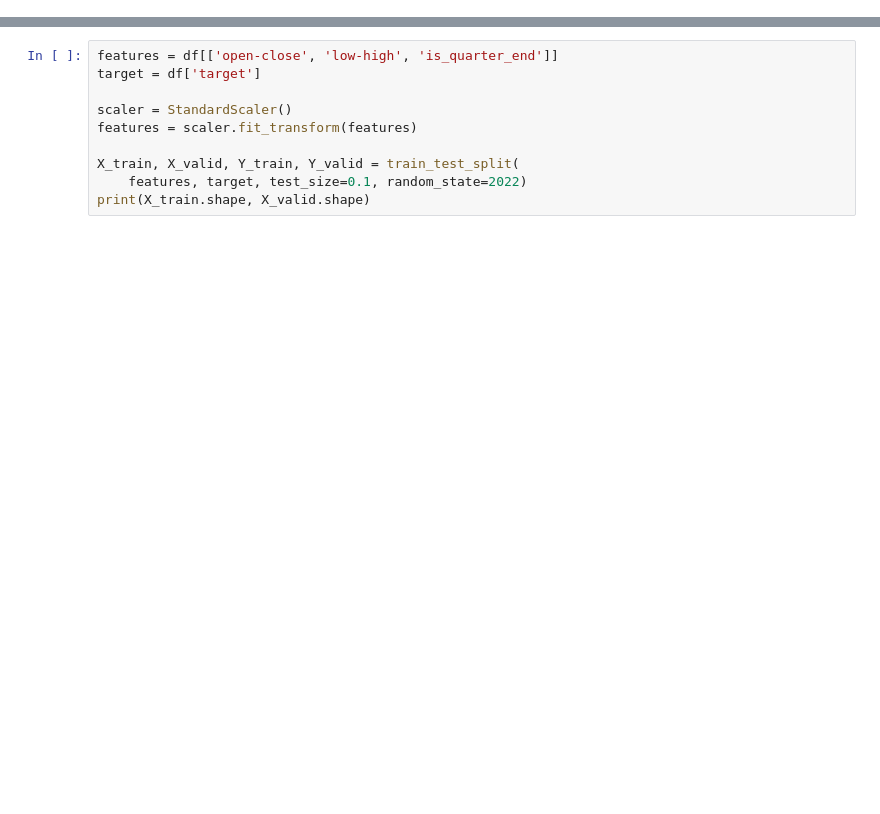
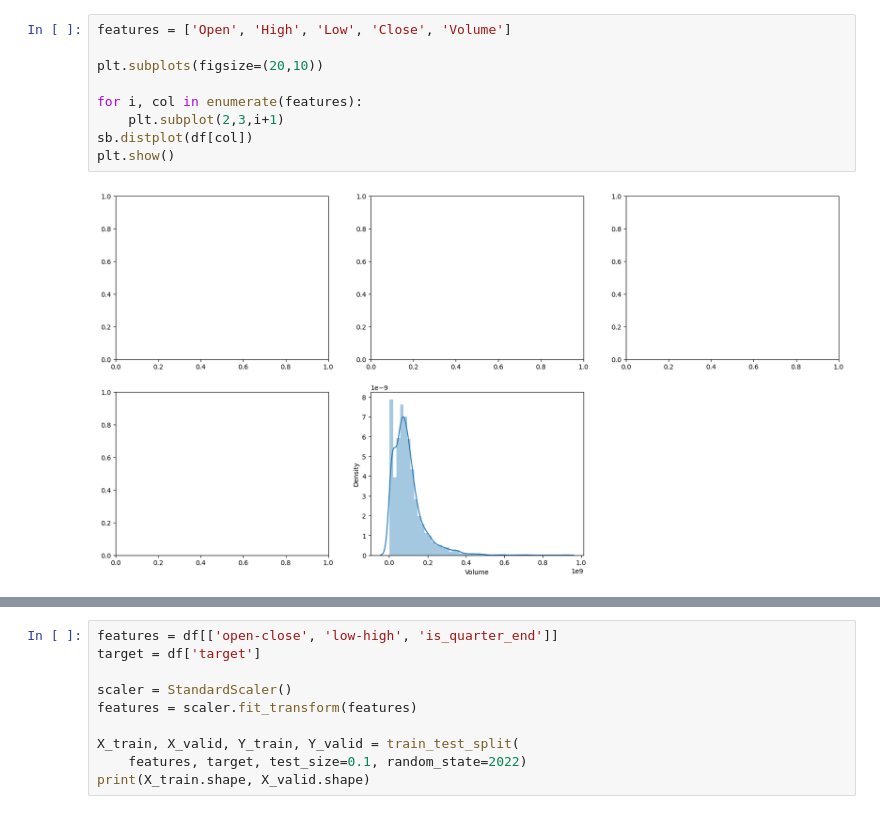
Before and after one commit to Thanhibanani/DAVE3625Oblig2, a Jupyter notebook: obligtest.ipynb, the cells around one changed output, grey strips where cells are left out. Drawn from its saved outputs; the diff is of its cells as text; blank space fills up the shorter version.

```diff
--- a/obligtest.ipynb
+++ b/obligtest.ipynb
@@ -22,0 +123,11 @@ plt.show()
+# %%
+features = ['Open', 'High', 'Low', 'Close', 'Volume']
+
+plt.subplots(figsize=(20,10))
+
+for i, col in enumerate(features):
+    plt.subplot(2,3,i+1)
+sb.distplot(df[col])
+plt.show()
+# %% [output]
+[figure, added]
```
Also changed, not shown: parts of 21 cells of this notebook.
